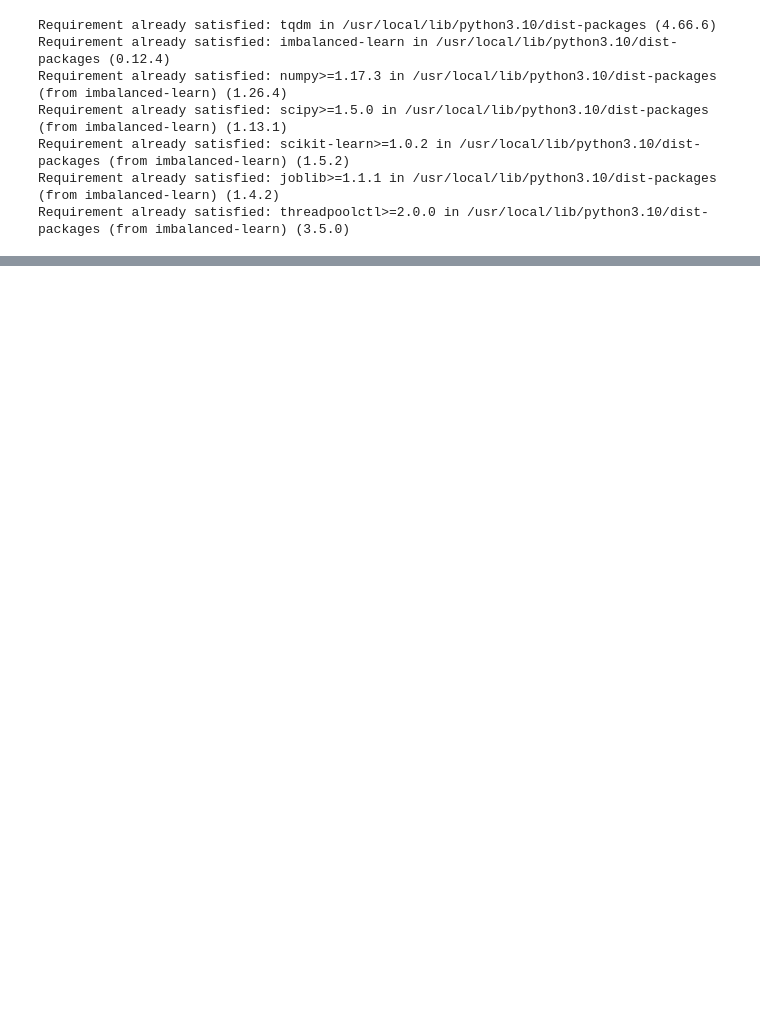
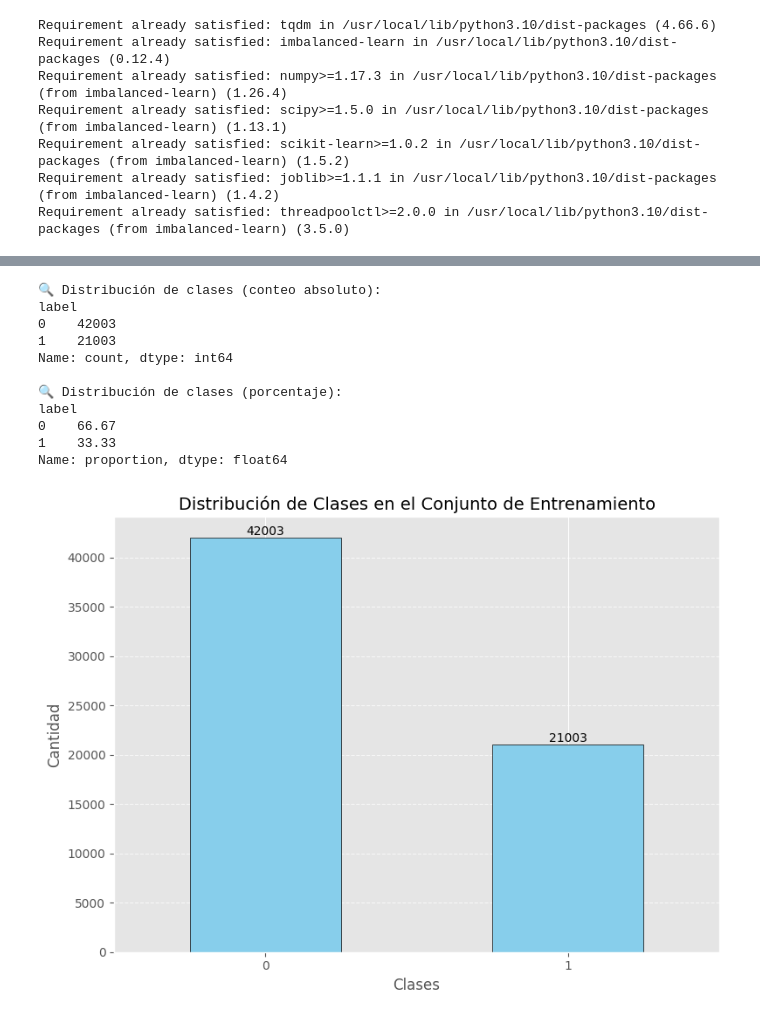
Before and after one commit to rtrochepy/astronomer, a Jupyter notebook: preprocess.ipynb, the cells around one changed output, grey strips where cells are left out. Saved outputs shown, nothing was run; the diff lists cells and outputs as text; code cells hidden in the pictures; blank space fills up the shorter version.

```diff
--- a/preprocess.ipynb
+++ b/preprocess.ipynb
@@ -168,0 +116,13 @@ Dataset procesado guardado como 'processed_dataset.csv'.
+# %%
+# Definir el umbral para eliminar columnas (en este caso, más del 50% de valores faltantes)
+umbral = 0.5 * df.shape[0]  # 50% del total de filas
+
+# Identificar columnas que cumplen el criterio de eliminación
+columnas_a_eliminar = nulos_por_columna[nulos_por_columna > umbral].index
+print("Columnas eliminadas por tener más del 50% de valores nulos:", columnas_a_eliminar.tolist())
+
+# Eliminar las columnas con más del 50% de valores faltantes
+df = df.drop(columns=columnas_a_eliminar)
+
+# Mostrar el DataFrame actualizado
+print("DataFrame actualizado:\n", df)
@@ -168,0 +419,3 @@ Dataset procesado guardado como 'processed_dataset.csv'.
+# %%
+# Seleccionar solo las columnas numéricas
+numeric_columns = df.select_dtypes(include=['float64', 'int64']).columns
@@ -168,0 +993,56 @@ Dataset procesado guardado como 'processed_dataset.csv'.
+# %%
+import matplotlib.pyplot as plt
+
+def display_class_distribution(y, title="Distribución de Clases"):
+    """
+    Muestra la distribución de clases en un conjunto de datos (conteo y porcentaje).
+    Además, visualiza la distribución con un gráfico de barras.
+
+    Parámetros:
+    - y (pd.Series): La variable objetivo (etiquetas).
+    - title (str): Título del gráfico de barras.
+    """
+    # Conteo absoluto y porcentaje
+    class_counts = y.value_counts()
+    class_percentage = y.value_counts(normalize=True) * 100
+
+    # Mostrar la distribución de clases
+    print("🔍 Distribución de clases (conteo absoluto):")
+    print(class_counts)
+    print("\n🔍 Distribución de clases (porcentaje):")
+    print(class_percentage.round(2))
+
+    # Visualizar la distribución con un gráfico de barras
+    plt.figure(figsize=(8, 6))
+    bars = class_counts.plot(kind='bar', color='skyblue', edgecolor='black')
+    plt.title(title, fontsize=14)
+    plt.xlabel("Clases", fontsize=12)
+    plt.ylabel("Cantidad", fontsize=12)
+    plt.xticks(rotation=0, fontsize=10)
+    plt.grid(axis='y', linestyle='--', alpha=0.7)
+
+    # Agregar anotaciones a las barras
+    for bar in bars.patches:
+        plt.text(bar.get_x() + bar.get_width() / 2,
+                 bar.get_height() + 0.05,
+                 f"{int(bar.get_height())}",
+                 ha='center', va='bottom', fontsize=10, color='black')
+
+    plt.tight_layout()
+    plt.show()
+
+# Uso de la función
+display_class_distribution(y_train, title="Distribución de Clases en el Conjunto de Entrenamiento")
+# %% [output]
+🔍 Distribución de clases (conteo absoluto):
+label
+0    42003
+1    21003
+Name: count, dtype: int64
+
+🔍 Distribución de clases (porcentaje):
+label
+0    66.67
+1    33.33
+Name: proportion, dtype: float64
+[figure, added]
```
Also changed, not shown: parts of 55 cells of this notebook.
